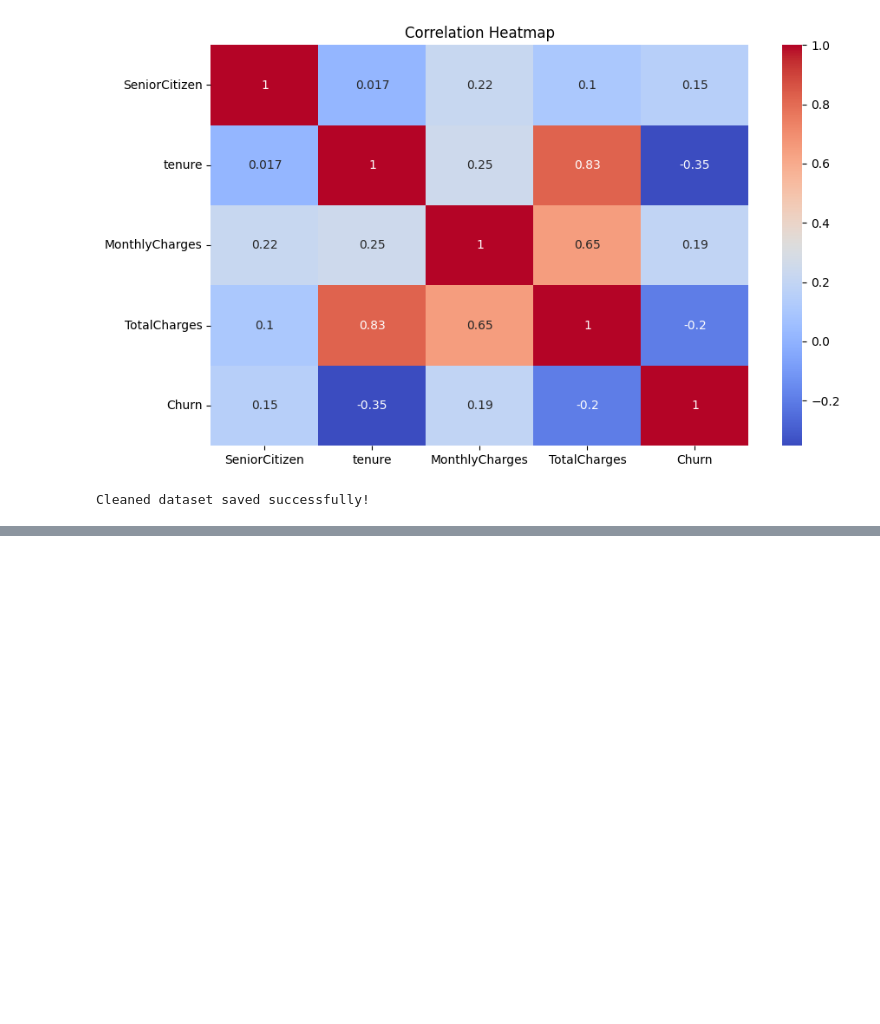
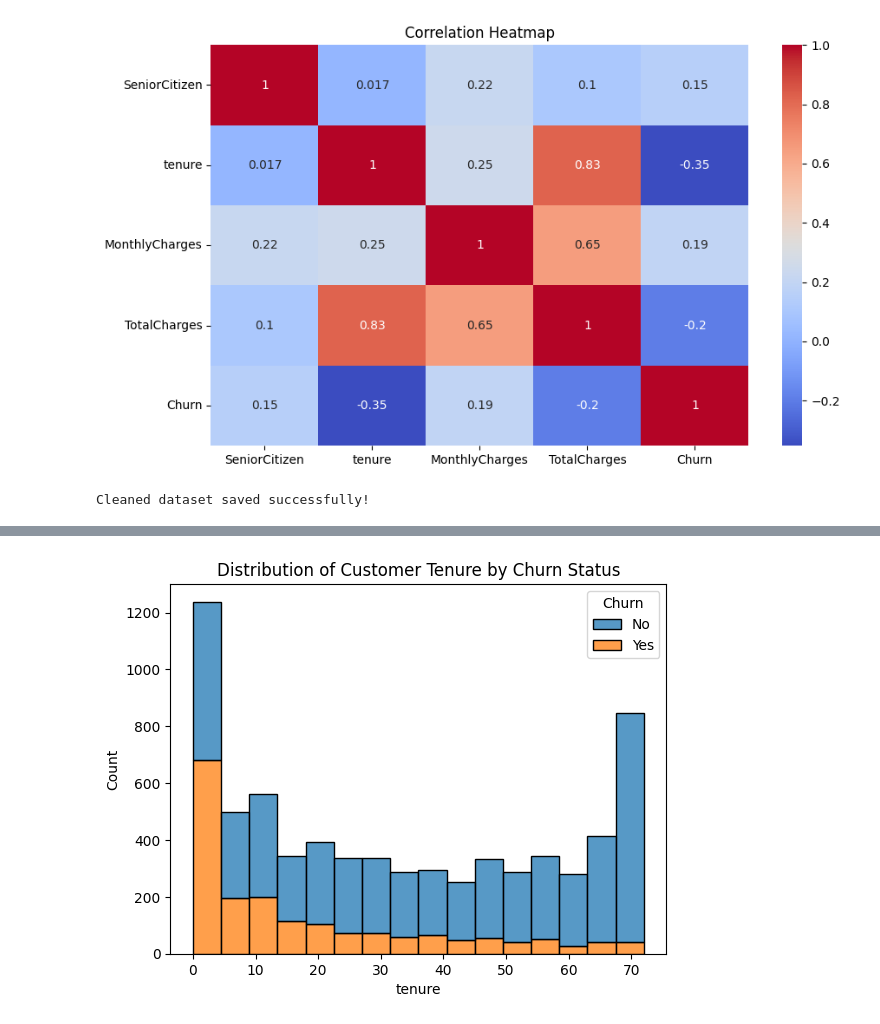
Before and after one commit to Sujitha-Anbazhagan/Data_Analytics_Internship, a Jupyter notebook: notebooks/01_EDA.ipynb, the cells around one changed output, grey strips where cells are left out. Cells and saved outputs as stored; diff of their text form; code cells hidden in the pictures; blank space fills up the shorter version.

```diff
--- a/notebooks/01_EDA.ipynb
+++ b/notebooks/01_EDA.ipynb
@@ -198,0 +412,8 @@ Cleaned dataset saved successfully!
+# %%
+sns.histplot(data=df, x='tenure', hue='Churn', multiple='stack')
+
+plt.title('Distribution of Customer Tenure by Churn Status')
+
+plt.show()
+# %% [output]
+[figure, added]
```
Also changed, not shown: parts of 33 cells of this notebook.
